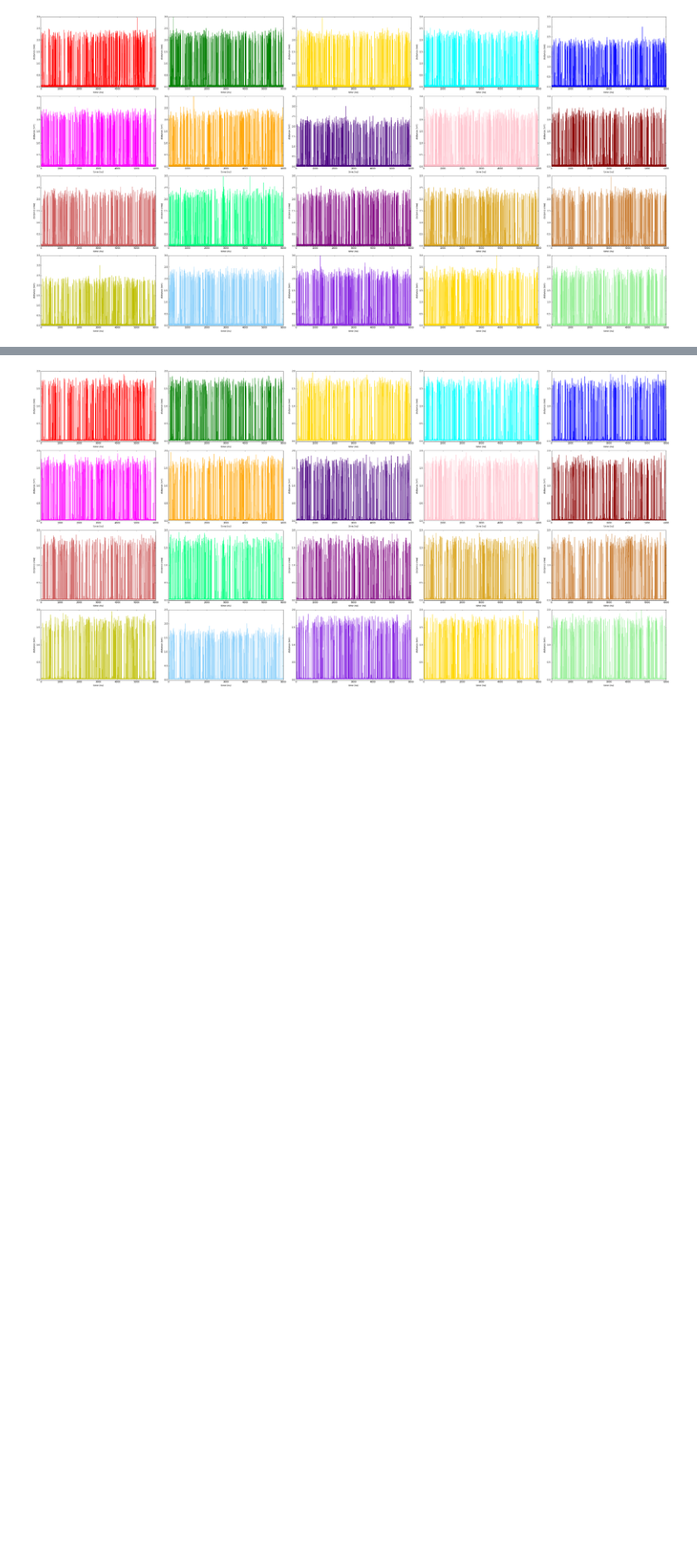
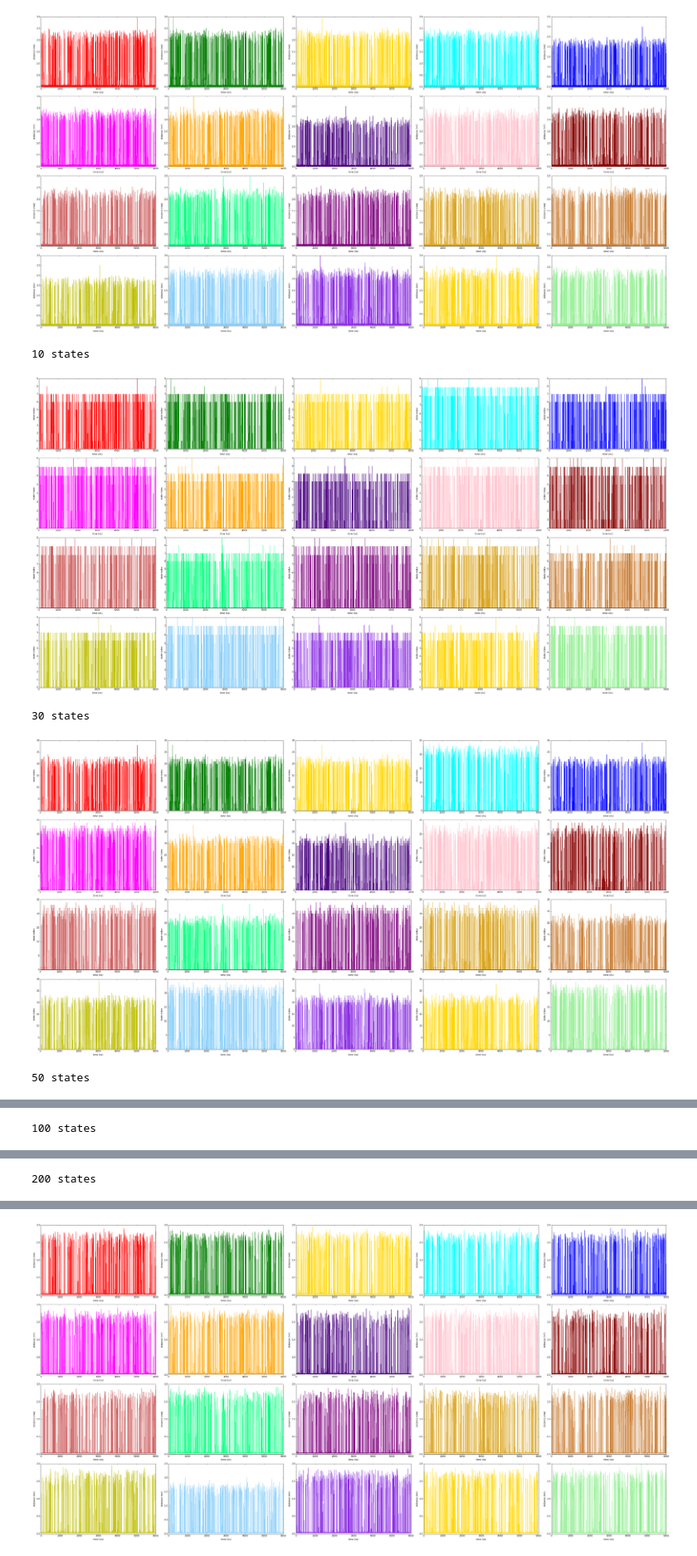
Before and after one commit to yunhuige/toy_binding, a Jupyter notebook: free_simulation/epsilon_2.5/plot_figures.ipynb, the cells around one changed output, grey strips where cells are left out. Shown at 83% size. Saved outputs shown, nothing was run; the diff lists cells and outputs as text; code cells hidden in the pictures; blank space fills up the shorter version.

Commit message:
updated for assignment file figures

```diff
--- a/free_simulation/epsilon_2.5/plot_figures.ipynb
+++ b/free_simulation/epsilon_2.5/plot_figures.ipynb
@@ -50,3 +50,29 @@ plt.show()
 plt.close()
 # %% [output]
 [figure]
+# %%
+# let's plot assignment files
+nstates = [10,30,50,100,200]
+for k in nstates:
+    ass = dict()
+    assignment = np.load('com/1D_msm/clustered_matrix_%d.npy'%k)
+    for j in range(assignment.shape[0]):
+        ass[j] = assignment[j]
+    plt.figure(figsize=(40,20))
+    for i in range(20):
+        x=np.arange(0,len(d[i])/10.0,0.1) # x in the unit of ns
+        plt.subplot(4,5,i+1)
+        plt.plot(x,ass[i],color=color[i])
+        plt.xlabel('time (ns)')
+        plt.ylabel('state index')
+    plt.tight_layout()
+    plt.savefig('ass_trace_%d.pdf'%k)
+    print k,"states"
+    plt.show()
+    plt.close()
+# %% [output]
+10 states
+[figure, added]
+30 states
+[figure, added]
+50 states
@@ -52,0 +80 @@ plt.close()
+100 states
@@ -52,0 +82 @@ plt.close()
+200 states
```
Also changed, not shown: parts of 1 cell of this notebook, 5 other files.
